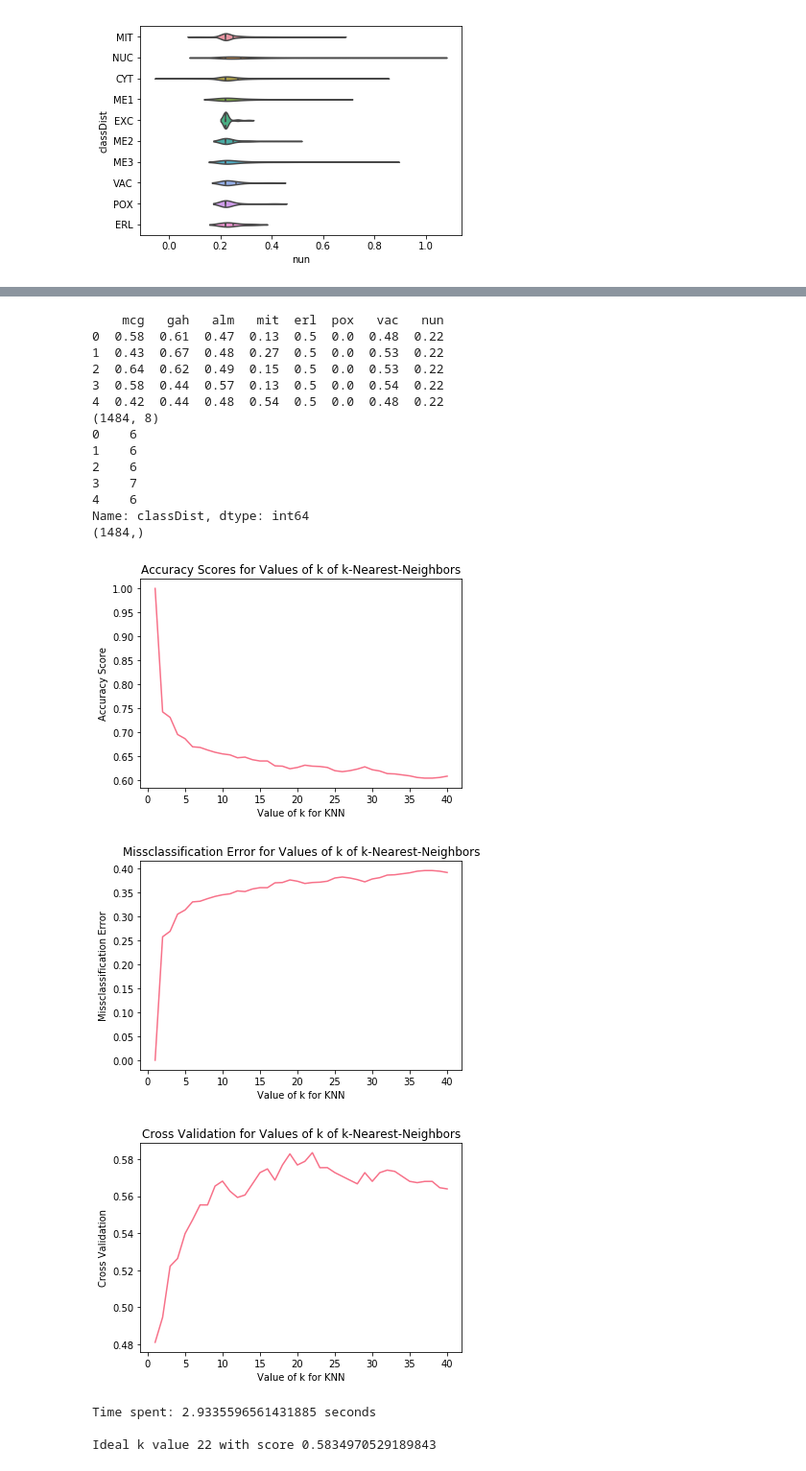
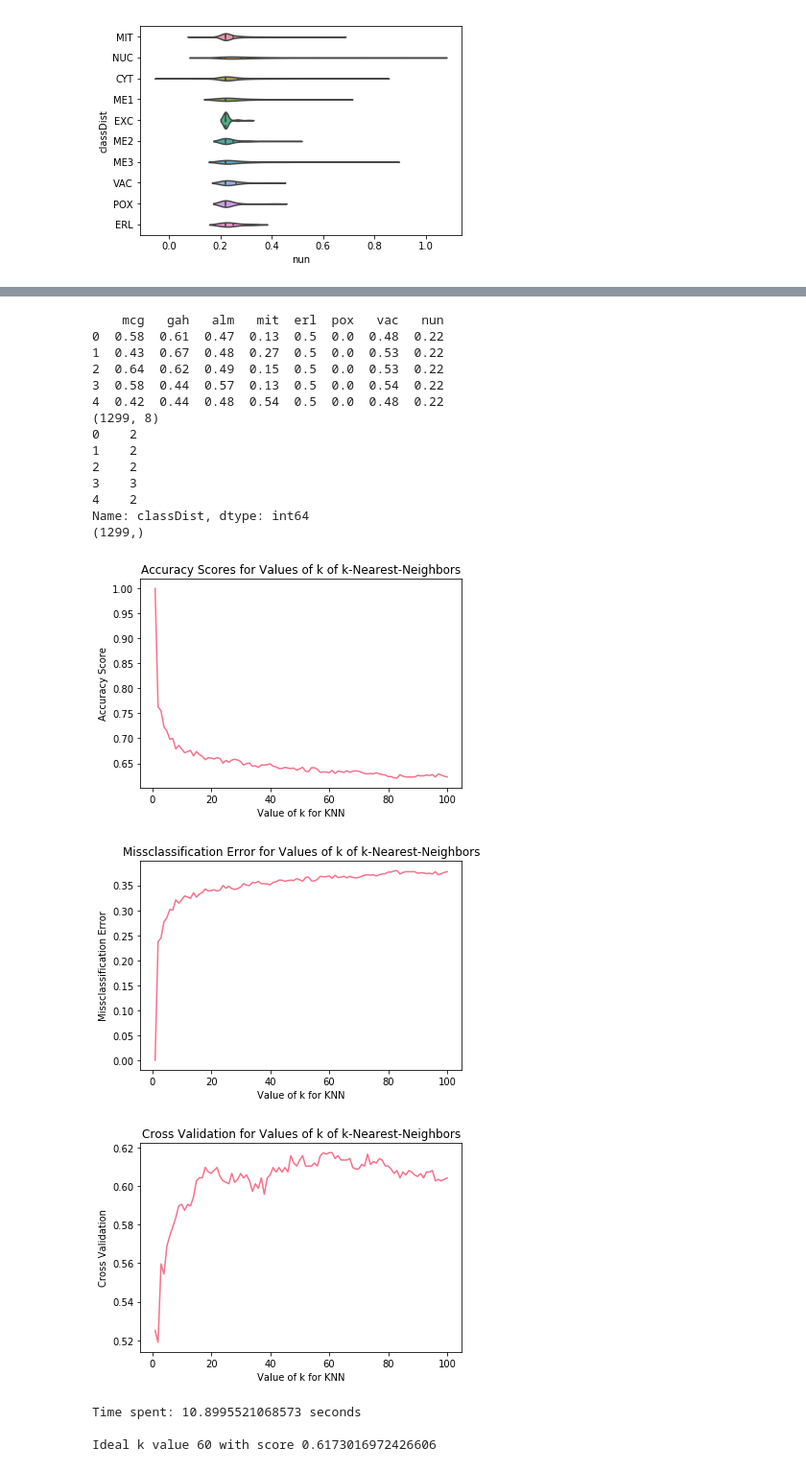
Before and after one commit to diogomotapinto/IART-Vision, a Jupyter notebook: Project_iart .ipynb, the cells around one changed output, grey strips where cells are left out. Shown at 96% size. Drawn from its saved outputs; the diff is of its cells as text; code cells hidden in the pictures.

Commit message:
added new smaller dataset option

```diff
--- a/Project_iart .ipynb
+++ b/Project_iart .ipynb
@@ -38,6 +38,9 @@ def replaceString(inputFile,outputFile,):
 urls = ['http://archive.ics.uci.edu/ml/machine-learning-databases/yeast/yeast.data',
         'http://archive.ics.uci.edu/ml/machine-learning-databases/yeast/yeast.names']
 
+# If true, all of the dataset will be used, else only the classes with 100 or more cases will be considered
+full = False
+
 def load_dataset(path, urls):
     if not os.path.exists(path):
         os.mkdir(path)
@@ -123,8 +126,9 @@ plt.show()
 # %%
 ##### Encondes the dataframe in order to replace strings with floats
 encode = LabelEncoder()
-#To restrict the number of classes with less than 50 occurancies uncomment the line bellow
-#df = df.groupby("classDist").filter(lambda x: len(x) > 50)
+#To restrict the number of classes with less than 100 occurancies uncomment the line bellow
+if full == False:
+    df = df.groupby("classDist").filter(lambda x: len(x) > 100)
 print(df.classDist.value_counts())
 df['classDist'] = encode.fit_transform(df['classDist'].astype(str))
 # %% [output]
@@ -154,20 +152,20 @@ print(y.shape)
 2  0.64  0.62  0.49  0.15  0.5  0.0  0.53  0.22
 3  0.58  0.44  0.57  0.13  0.5  0.0  0.54  0.22
 4  0.42  0.44  0.48  0.54  0.5  0.0  0.48  0.22
-(1484, 8)
-0    6
-1    6
-2    6
-3    7
-4    6
+(1299, 8)
+0    2
+1    2
+2    2
+3    3
+4    2
 Name: classDist, dtype: int64
-(1484,)
+(1299,)
 # %%
 from sklearn.model_selection import cross_val_score
 start = time.time()
 k_range = []
 ideal = [0,0]
-for x in range(1,41):
+for x in range(1,101):
   k_range.append(x*1)
 
 scores = []
@@ -181,39 +179,39 @@ for k in k_range:
     cv.append(np.mean(cv_scores))
     if ideal[1] < np.mean(cv_scores):
         ideal = [k,np.mean(cv_scores)]
 
 MSE = [1 - x for x in scores]
 end = time.time()
 plt.plot(k_range, scores)
 plt.xlabel('Value of k for KNN')
 plt.ylabel('Accuracy Score')
 plt.title('Accuracy Scores for Values of k of k-Nearest-Neighbors')
 plt.show()
 
 plt.plot(k_range, MSE)
 plt.xlabel('Value of k for KNN')
 plt.ylabel('Missclassification Error')
 plt.title('Missclassification Error for Values of k of k-Nearest-Neighbors')
 plt.show()
 
 plt.plot(k_range, cv)
 plt.xlabel('Value of k for KNN')
 plt.ylabel('Cross Validation')
 plt.title('Cross Validation for Values of k of k-Nearest-Neighbors')
 plt.show()
 
 timeSpent = end - start
 
 print('Time spent: {} seconds'.format(timeSpent))
 print()
 print('Ideal k value {} with score {}'.format(ideal[0],ideal[1]))
 # %% [output]
-[figure, old version]
+[figure, new version]
-[figure, old version]
+[figure, new version]
-[figure, old version]
+[figure, new version]
-Time spent: 2.9335596561431885 seconds
+Time spent: 10.8995521068573 seconds
 
-Ideal k value 22 with score 0.5834970529189843
+Ideal k value 60 with score 0.6173016972426606
 # %%
 
 y_pred = knn.predict(X)
```
Also changed, not shown: parts of 5 cells of this notebook, 1 other file.
